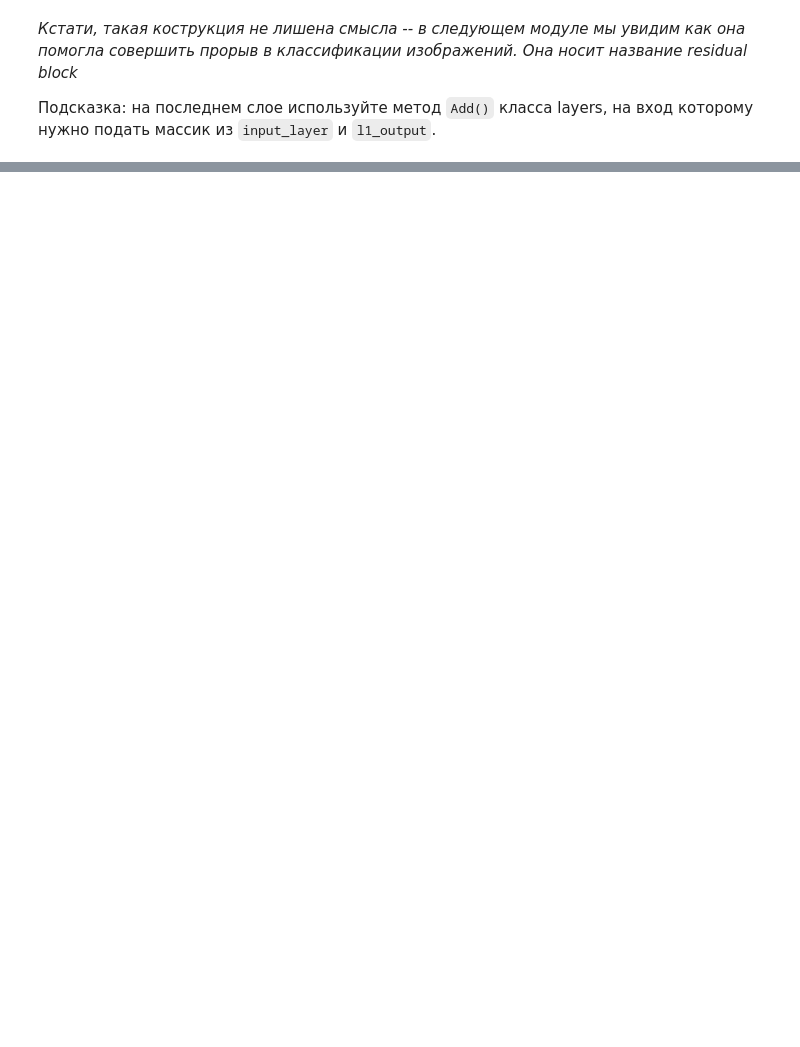
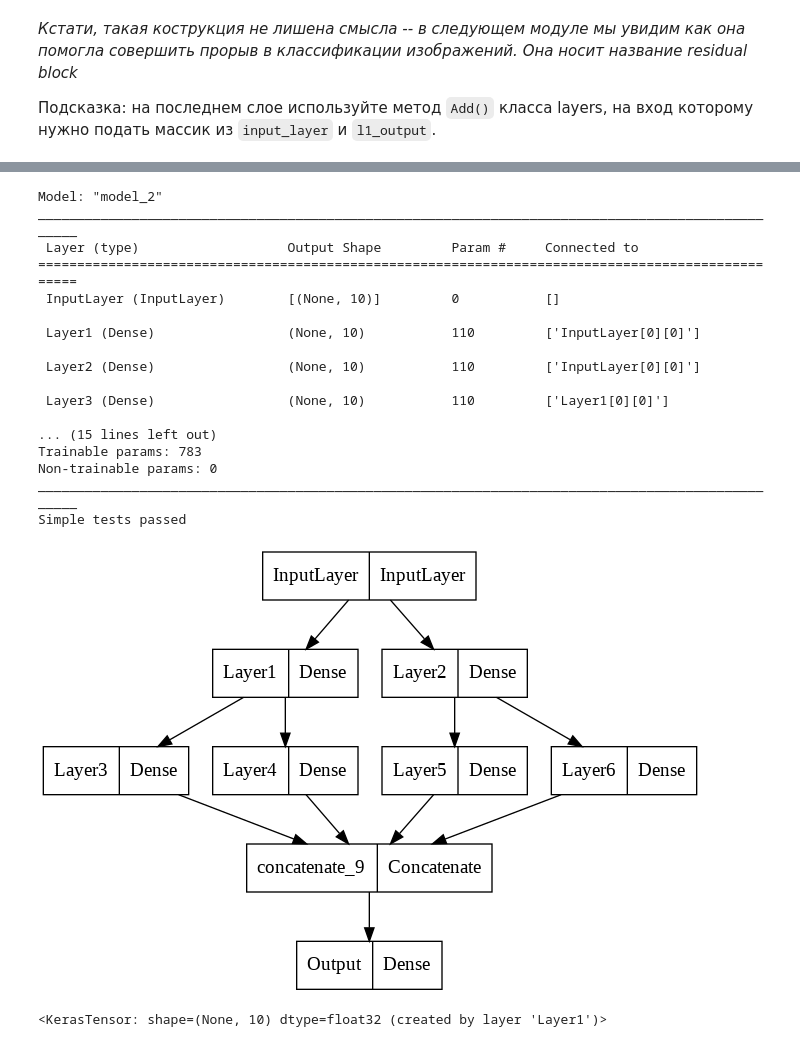
Before and after one commit to vsolodkyi/NeuralNetworks_SkillBox, a Jupyter notebook: module_3/keras_model_practice.ipynb, the cells around one changed output, grey strips where cells are left out. Cells and saved outputs as stored; diff of their text form; code cells hidden in the pictures; blank space fills up the shorter version.

```diff
--- a/module_3/keras_model_practice.ipynb
+++ b/module_3/keras_model_practice.ipynb
@@ -86,0 +110,46 @@ tf.keras.utils.plot_model(model, show_shapes=False)
+# %%
+# <YOUR CODE STARTS HERE >
+
+input_layer = tf.keras.layers.Input(shape=(10,), name='InputLayer')
+l1 = Dense(units=10, name='Layer1', activation='relu')
+l1_output = l1(input_layer)
+l2 = Dense(units=10, name='Layer2', activation='relu')
+l2_output = l2(input_layer)
+l3_output = Dense(units=10, name='Layer3', activation='relu')(l1_output)
+l4_output = Dense(units=10, name='Layer4', activation='relu')(l1_output)
+l5_output = Dense(units=10, name='Layer5', activation='relu')(l2_output)
+l6_output = Dense(units=10, name='Layer6', activation='relu')(l2_output)
+l7 = tf.keras.layers.Concatenate()([l3_output, l4_output, l5_output, l6_output])
+l8_output = Dense(units=3, activation='softmax', name='Output')(l7)
+
+model = tf.keras.Model(inputs=input_layer, outputs=l8_output)
+
+# <YOUR CODE ENDS HERE >
+
+model.summary()
+assert model.count_params() == 783, "Wrong params number"
+print("Simple tests passed")
+tf.keras.utils.plot_model(model, show_shapes=False)
+# %% [output]
+Model: "model_2"
+__________________________________________________________________________________________________
+ Layer (type)                   Output Shape         Param #     Connected to
+==================================================================================================
+ InputLayer (InputLayer)        [(None, 10)]         0           []
+
+ Layer1 (Dense)                 (None, 10)           110         ['InputLayer[0][0]']
+
+ Layer2 (Dense)                 (None, 10)           110         ['InputLayer[0][0]']
+
+ Layer3 (Dense)                 (None, 10)           110         ['Layer1[0][0]']
+
+... (15 lines left out)
+Trainable params: 783
+Non-trainable params: 0
+__________________________________________________________________________________________________
+Simple tests passed
+[figure, added]
+# %%
+l1_output
+# %% [output]
+<KerasTensor: shape=(None, 10) dtype=float32 (created by layer 'Layer1')>
```
Also changed, not shown: parts of 4 cells of this notebook.
